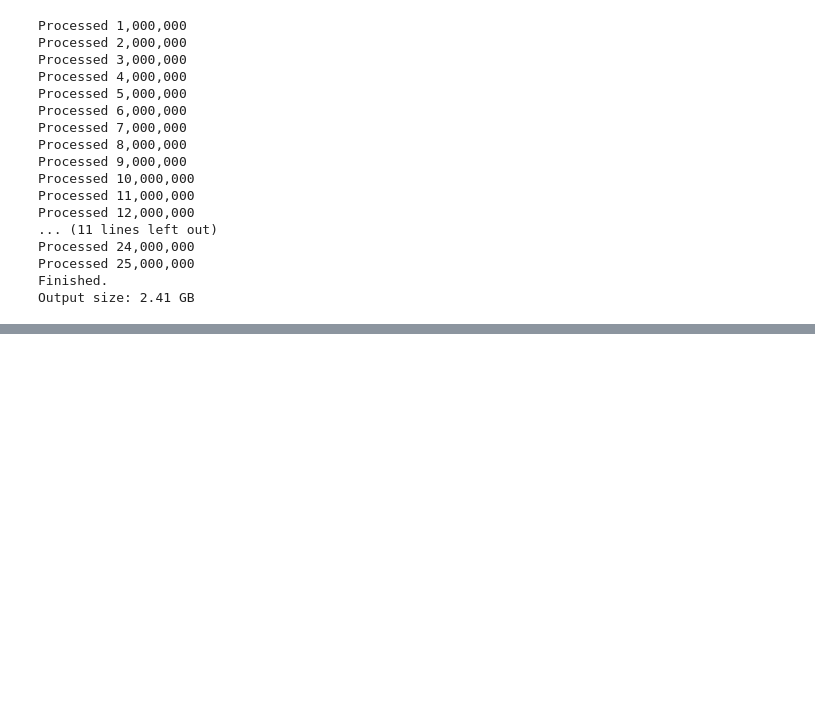
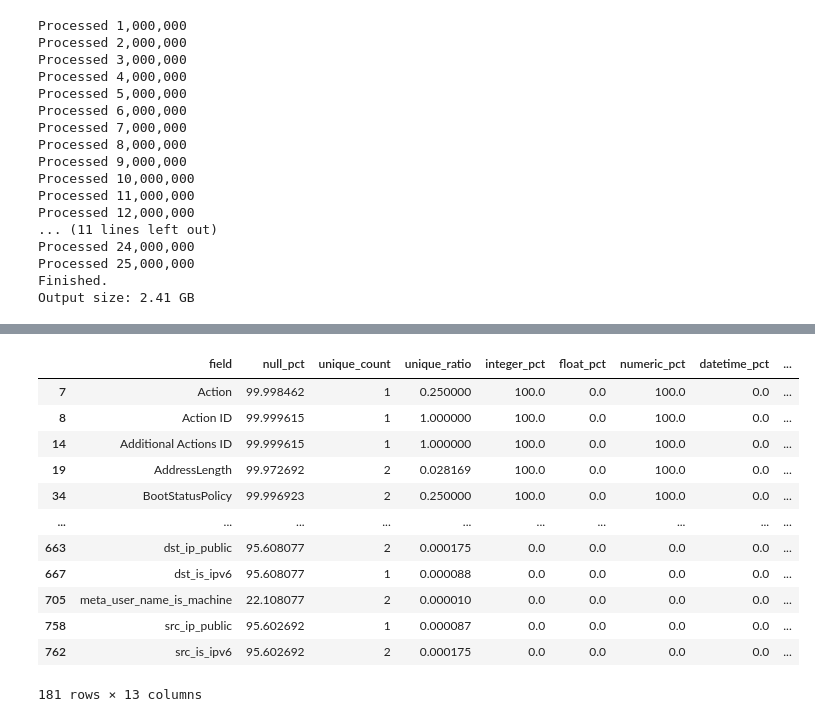
Before and after one commit to schrodinger2/theFrauds, a Jupyter notebook: ML/preprocessing/comiset.ipynb, the cells around one changed output, grey strips where cells are left out. Saved outputs shown, nothing was run; the diff lists cells and outputs as text; code cells hidden in the pictures; blank space fills up the shorter version.

```diff
--- a/ML/preprocessing/comiset.ipynb
+++ b/ML/preprocessing/comiset.ipynb
@@ -1022,0 +1227,14 @@ files.download("/content/dataset/comiset_lab_cleaned.jsonl.gz")
+# %%
+from collections import Counter
+
+column_counts = Counter()
+
+for cols in schemas.values():
+    column_counts.update(cols)
+
+print(f"{'Column':40} {'Files':>7} {'Coverage':>10}")
+print("-" * 60)
+
+for col, count in sorted(column_counts.items(), key=lambda x: -x[1]):
+    coverage = count / len(FILES) * 100
+    print(f"{col:40} {count:7} {coverage:9.1f}%")
@@ -1022,0 +1638,40 @@ files.download("/content/dataset/comiset_lab_cleaned.jsonl.gz")
+# %%
+display(
+    profile[
+        (profile["numeric_pct"] >= 50) |
+        (profile["datetime_pct"] >= 50) |
+        (profile["boolean_pct"] >= 50)
+    ][[
+        "field",
+        "null_pct",
+        "unique_count",
+        "unique_ratio",
+        "integer_pct",
+        "float_pct",
+        "numeric_pct",
+        "datetime_pct",
+        "boolean_pct",
+        "identifier_candidate",
+        "min_numeric",
+        "max_numeric",
+        "examples"
+    ]]
+    .sort_values(
+        ["numeric_pct", "datetime_pct"],
+        ascending=False
+    )
+)
+# %% [output]
+|  | field | null_pct | unique_count | unique_ratio | integer_pct | float_pct | numeric_pct | datetime_pct | ... |
+| 7 | Action | 99.998462 | 1 | 0.250000 | 100.0 | 0.0 | 100.0 | 0.0 | ... |
+| 8 | Action ID | 99.999615 | 1 | 1.000000 | 100.0 | 0.0 | 100.0 | 0.0 | ... |
+| 14 | Additional Actions ID | 99.999615 | 1 | 1.000000 | 100.0 | 0.0 | 100.0 | 0.0 | ... |
+| 19 | AddressLength | 99.972692 | 2 | 0.028169 | 100.0 | 0.0 | 100.0 | 0.0 | ... |
+| 34 | BootStatusPolicy | 99.996923 | 2 | 0.250000 | 100.0 | 0.0 | 100.0 | 0.0 | ... |
+| ... | ... | ... | ... | ... | ... | ... | ... | ... | ... |
+| 663 | dst_ip_public | 95.608077 | 2 | 0.000175 | 0.0 | 0.0 | 0.0 | 0.0 | ... |
+| 667 | dst_is_ipv6 | 95.608077 | 1 | 0.000088 | 0.0 | 0.0 | 0.0 | 0.0 | ... |
+| 705 | meta_user_name_is_machine | 22.108077 | 2 | 0.000010 | 0.0 | 0.0 | 0.0 | 0.0 | ... |
+| 758 | src_ip_public | 95.602692 | 1 | 0.000087 | 0.0 | 0.0 | 0.0 | 0.0 | ... |
+| 762 | src_is_ipv6 | 95.602692 | 2 | 0.000175 | 0.0 | 0.0 | 0.0 | 0.0 | ... |
+181 rows × 13 columns
```
Also changed, not shown: parts of 37 cells of this notebook.
